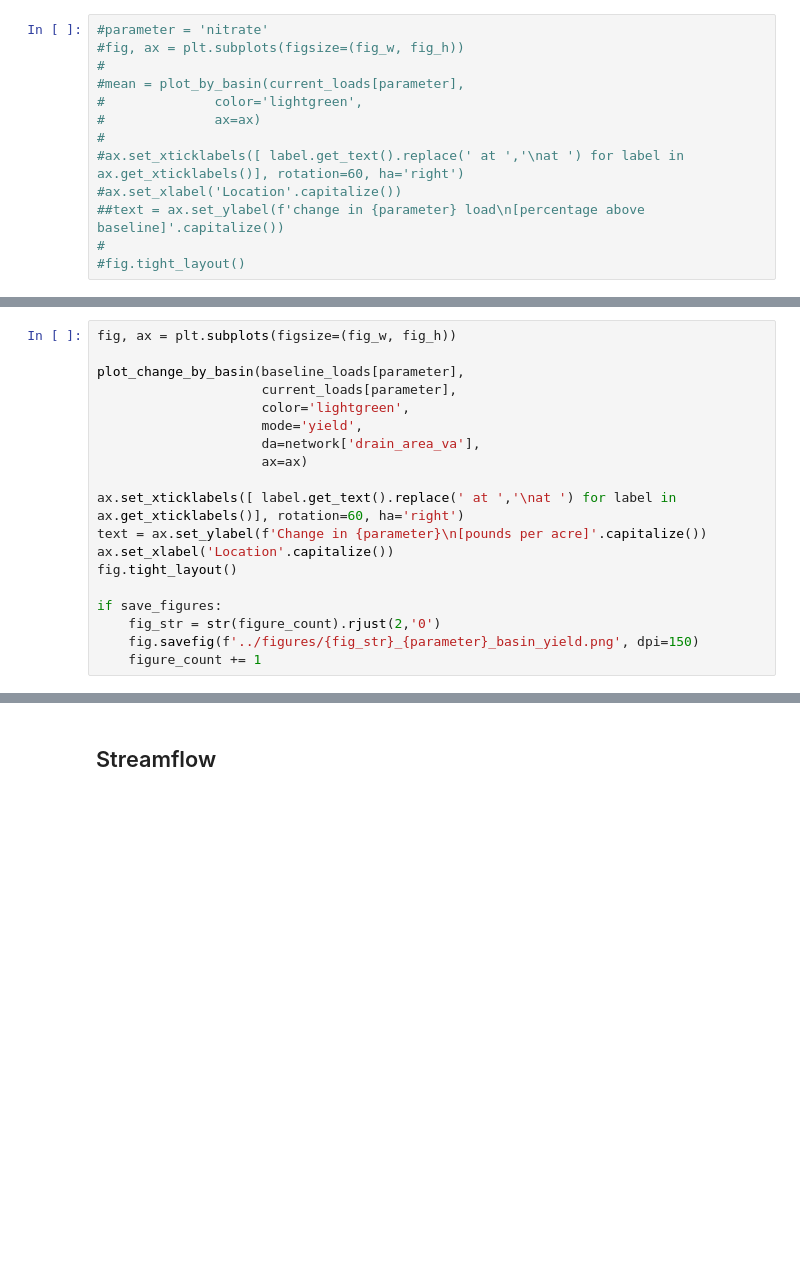
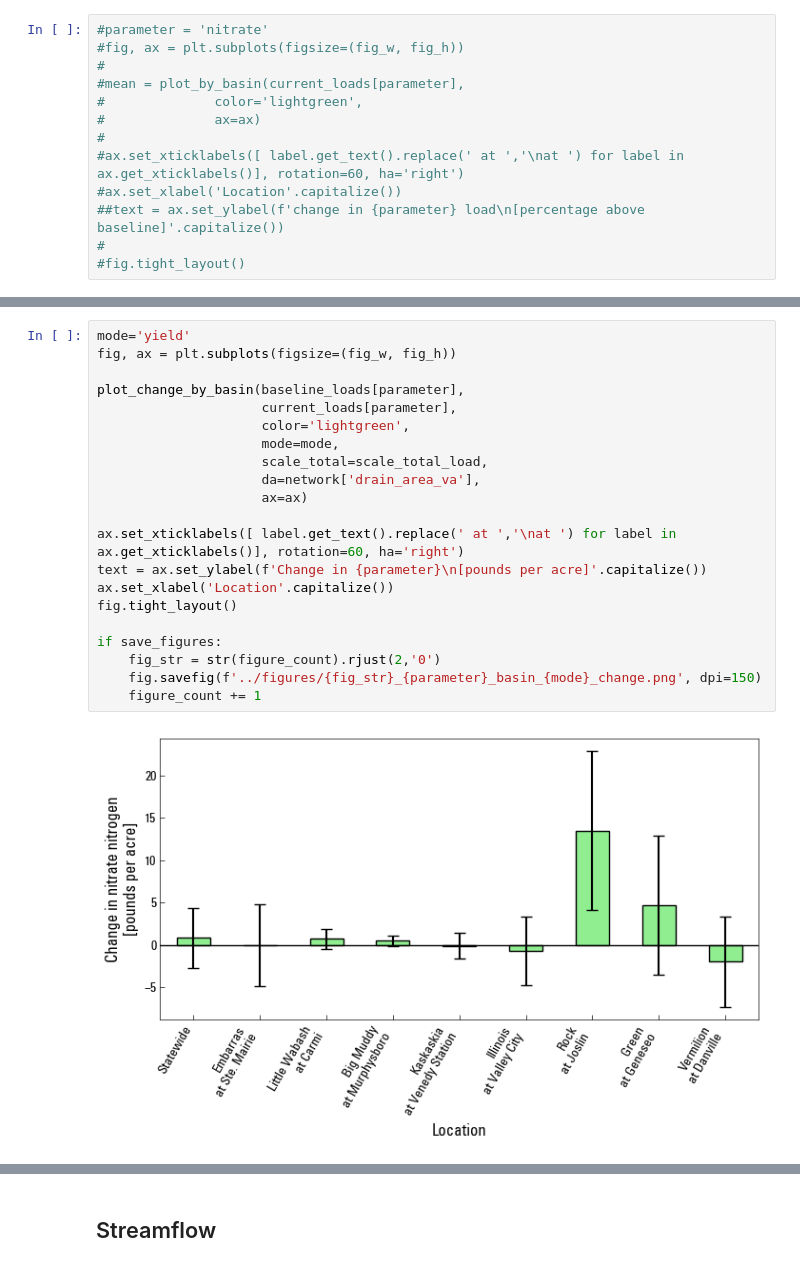
Before and after one commit to illinois-nutrient-monitoring/biennial-report, a Jupyter notebook: notebooks/01_report_plots.ipynb, the cells around one changed output, grey strips where cells are left out. Saved outputs shown, nothing was run; the diff lists cells and outputs as text; blank space fills up the shorter version.

```diff
--- a/notebooks/01_report_plots.ipynb
+++ b/notebooks/01_report_plots.ipynb
@@ -281,21 +382,25 @@ if save_figures:
 # %%
+mode='yield'
 fig, ax = plt.subplots(figsize=(fig_w, fig_h))
 
 plot_change_by_basin(baseline_loads[parameter],
                      current_loads[parameter],
                      color='lightgreen',
-                     mode='yield',
+                     mode=mode,
+                     scale_total=scale_total_load,
                      da=network['drain_area_va'],
                      ax=ax)
 
 ax.set_xticklabels([ label.get_text().replace(' at ','\nat ') for label in ax.get_xticklabels()], rotation=60, ha='right')
 text = ax.set_ylabel(f'Change in {parameter}\n[pounds per acre]'.capitalize())
 ax.set_xlabel('Location'.capitalize())
 fig.tight_layout()
 
 if save_figures:
     fig_str = str(figure_count).rjust(2,'0')
-    fig.savefig(f'../figures/{fig_str}_{parameter}_basin_yield.png', dpi=150)
+    fig.savefig(f'../figures/{fig_str}_{parameter}_basin_{mode}_change.png', dpi=150)
     figure_count += 1
+# %% [output]
+[figure, added]
 # %%
 parameter = 'total phosphorus'
```
Also changed, not shown: parts of 35 cells of this notebook, 1 other file.
